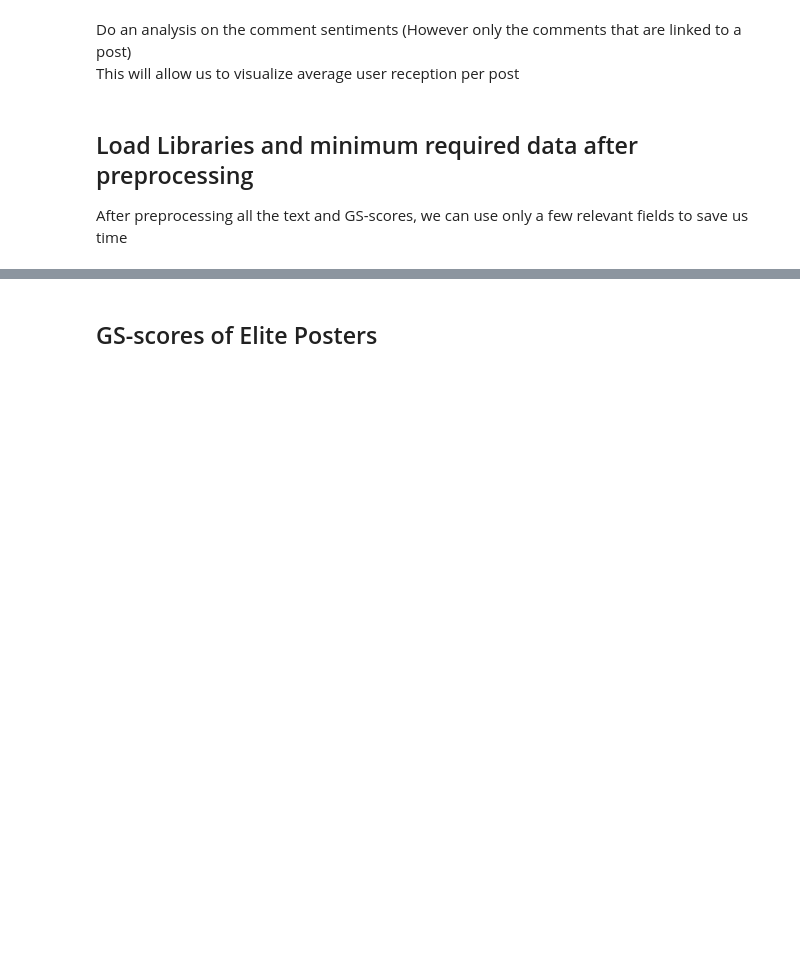
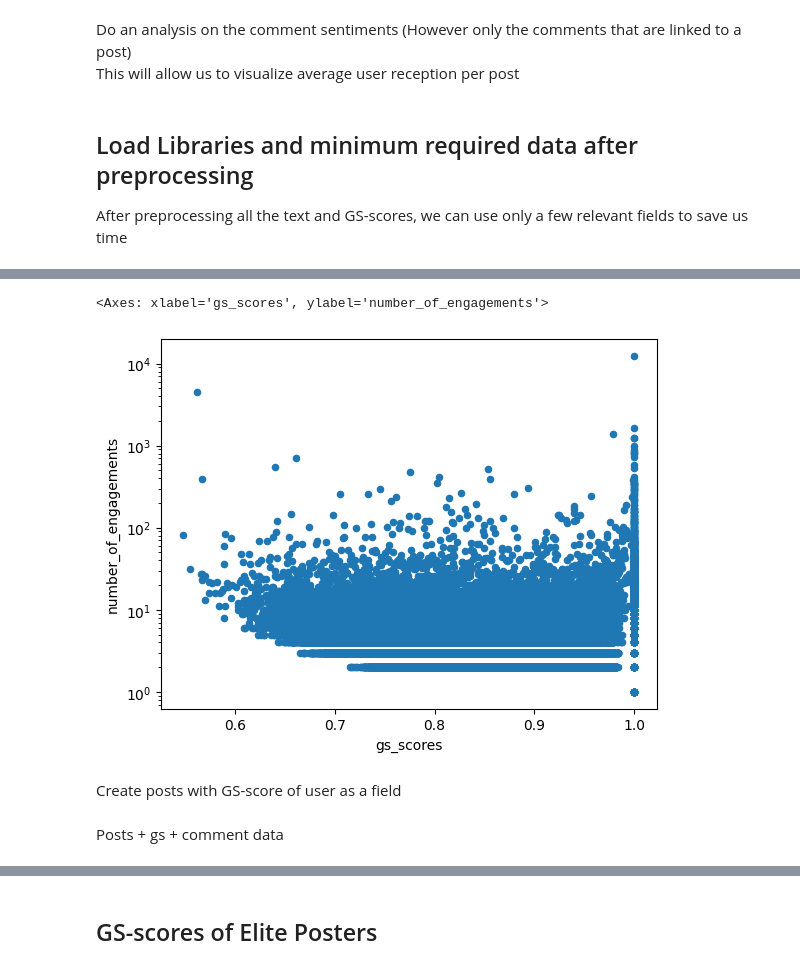
Before and after one commit to wasim985/D25-project, a Jupyter notebook: analysis/analysis.ipynb, the cells around one changed output, grey strips where cells are left out. Saved outputs shown, nothing was run; the diff lists cells and outputs as text; code cells hidden in the pictures; blank space fills up the shorter version.

```diff
--- a/analysis/analysis.ipynb
+++ b/analysis/analysis.ipynb
@@ -181,0 +185,5 @@ Hypothesis to test: Can GS-scores of communities contribute to their emotions an
+# %%
+posts_gs.plot.scatter(x='gs_scores',y='number_of_engagements',logy=True)
+# %% [output]
+<Axes: xlabel='gs_scores', ylabel='number_of_engagements'>
+[figure, added]
@@ -181,0 +203,2 @@ Hypothesis to test: Can GS-scores of communities contribute to their emotions an
+# %% [markdown]
+Create posts with GS-score of user as a field
@@ -181,0 +207,2 @@ Hypothesis to test: Can GS-scores of communities contribute to their emotions an
+# %% [markdown]
+Posts + gs + comment data
```
Also changed, not shown: parts of 77 cells of this notebook, 3 other files.
